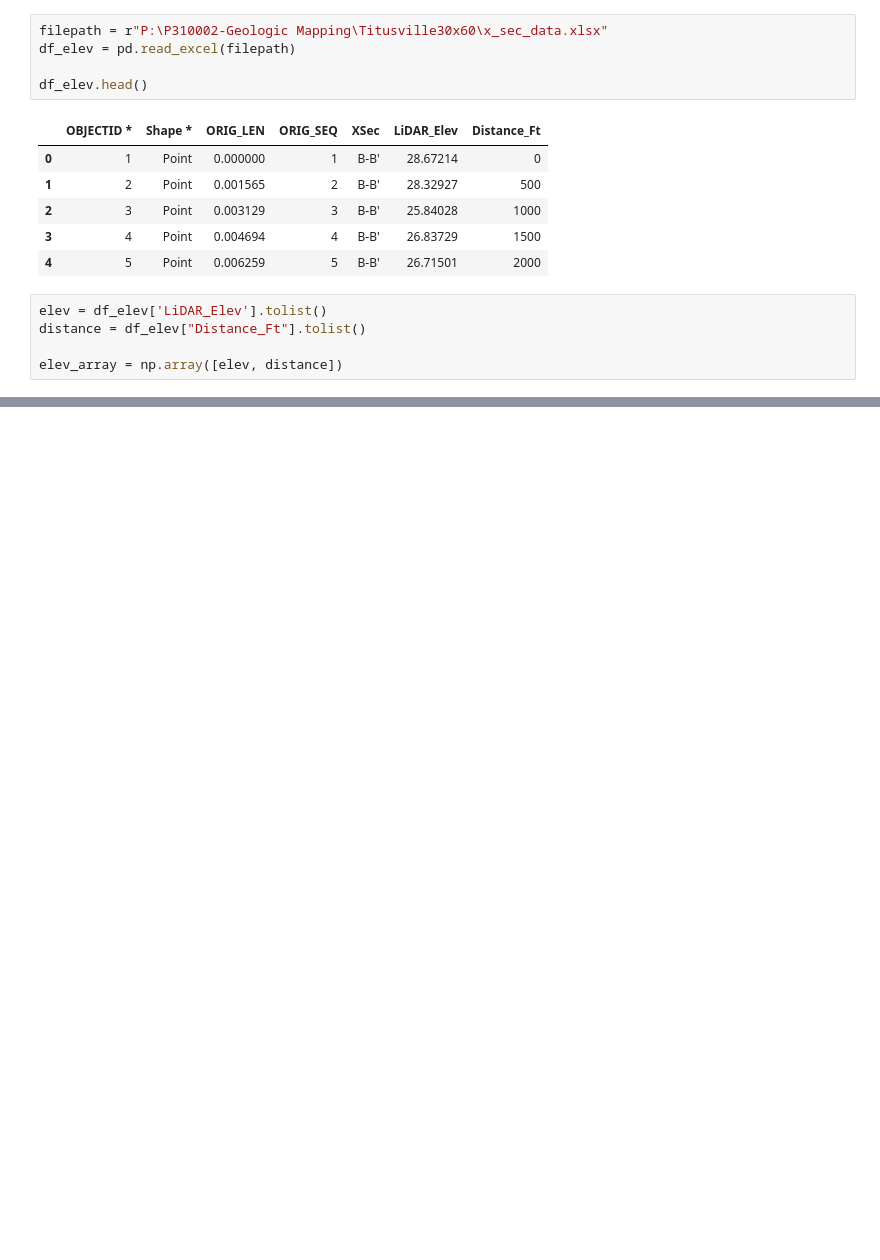
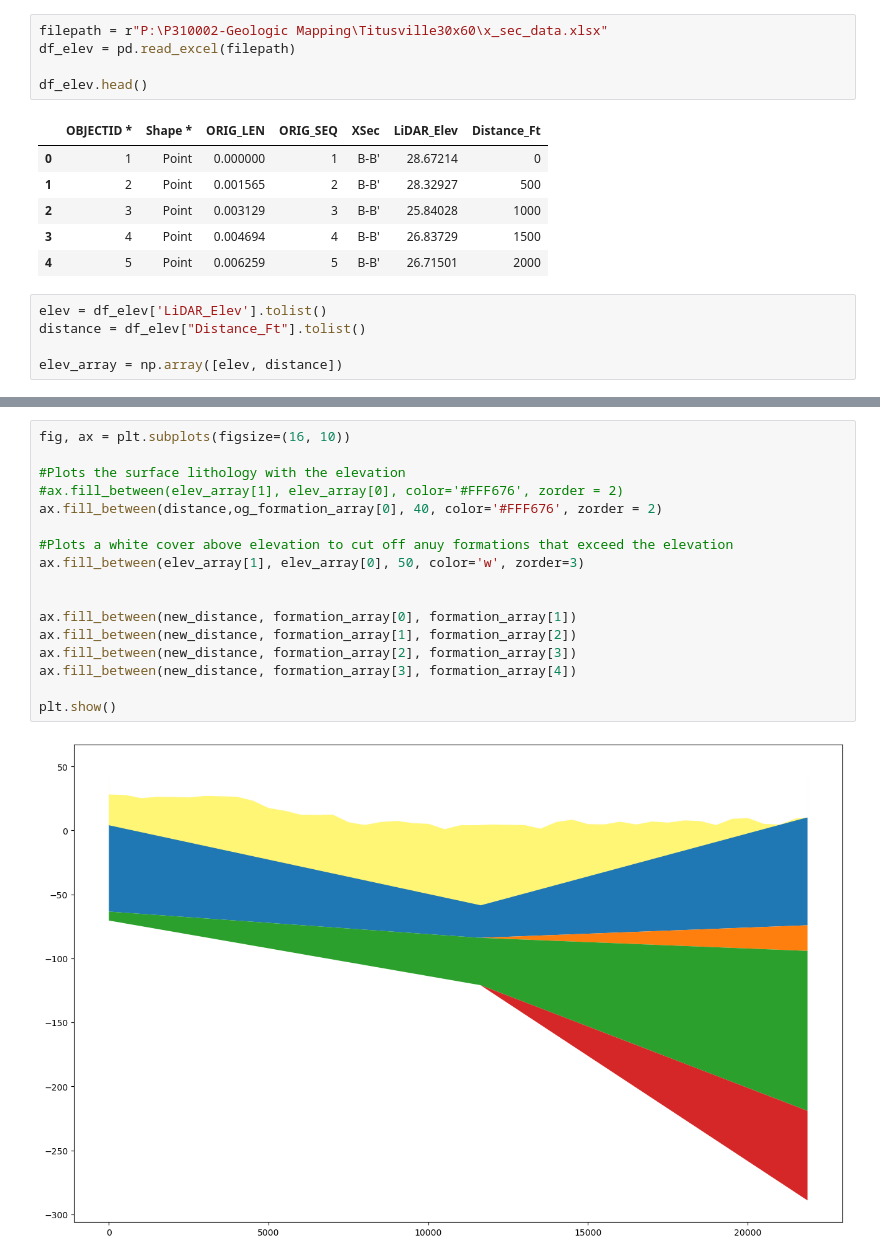
Before and after one commit to Joshination/Cross-Section-Tool, a Jupyter notebook: Fill Between.ipynb, the cells around one changed output, grey strips where cells are left out. Drawn from its saved outputs; the diff is of its cells as text; blank space fills up the shorter version.

```diff
--- a/Fill Between.ipynb
+++ b/Fill Between.ipynb
@@ -90,0 +273,19 @@ plt.show()
+# %%
+fig, ax = plt.subplots(figsize=(16, 10))
+
+#Plots the surface lithology with the elevation
+#ax.fill_between(elev_array[1], elev_array[0], color='#FFF676', zorder = 2)
+ax.fill_between(distance,og_formation_array[0], 40, color='#FFF676', zorder = 2)
+
+#Plots a white cover above elevation to cut off anuy formations that exceed the elevation
+ax.fill_between(elev_array[1], elev_array[0], 50, color='w', zorder=3)
+
+
+ax.fill_between(new_distance, formation_array[0], formation_array[1])
+ax.fill_between(new_distance, formation_array[1], formation_array[2])
+ax.fill_between(new_distance, formation_array[2], formation_array[3])
+ax.fill_between(new_distance, formation_array[3], formation_array[4])
+
+plt.show()
+# %% [output]
+[figure, added]
```
Also changed, not shown: parts of 6 cells of this notebook.
